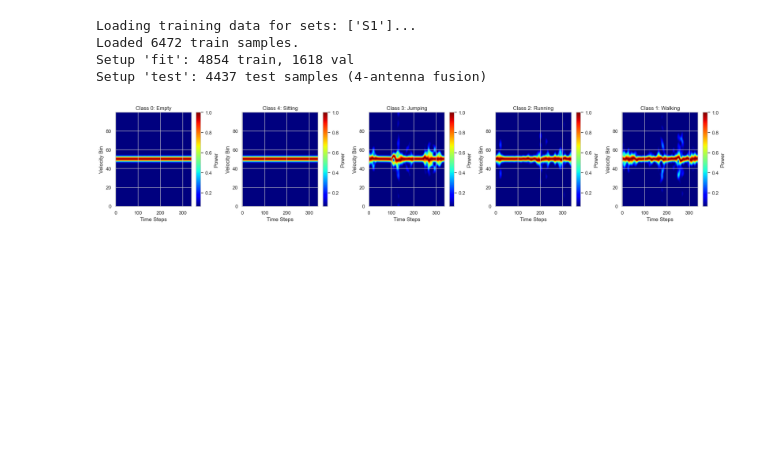
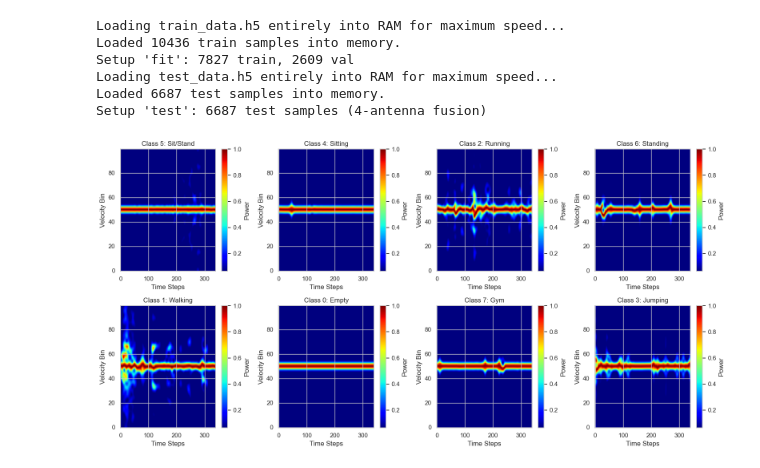
Before and after one commit to yexj123/deep_learning_project_school, a Jupyter notebook: project_lighting.ipynb, the cells around one changed output. Saved outputs shown, nothing was run; the diff lists cells and outputs as text; code cells hidden in the pictures; blank space fills up the shorter version.

```diff
--- a/project_lighting.ipynb
+++ b/project_lighting.ipynb
@@ -18,0 +21,4 @@ from collections import Counter
+# %%
+with h5py.File("train_data.h5", "r") as f:
+    max_label = max(f["labels"])
+    print(f"The maximum label index in your dataset is: {max_label}")
@@ -183,10 +230,11 @@ def soft_decision_fusion(logits_list):
 # %%
 class OPERAnetDataModule(L.LightningDataModule):
-    def __init__(self, root_dir, batch_size=64):
+    # Notice we don't need root_dir anymore because we use the pre-built .h5 files
+    def __init__(self, train_h5="train_data.h5", test_h5="test_data.h5", batch_size=64):
         super().__init__()
-        self.root_dir = root_dir
+        self.train_h5 = train_h5
+        self.test_h5 = test_h5
         self.batch_size = batch_size
-        # Initialize as None to catch errors early
         self.train_ds = None
         self.val_ds = None
         self.test_ds = None
@@ -194,33 +242,30 @@ class OPERAnetDataModule(L.LightningDataModule):
     def setup(self, stage=None):
         # 1. Training/Validation Stage
         if stage == "fit" or stage is None:
-            full_train_ds = SHARPTrainDataset(self.root_dir, target_sets=['S1'])
+            full_train_ds = SHARPTrainDataset(self.train_h5)
             train_size = int(0.75 * len(full_train_ds))
             val_size = len(full_train_ds) - train_size
             self.train_ds, self.val_ds = torch.utils.data.random_split(
-                full_train_ds, [train_size, val_size]
+                full_train_ds,[train_size, val_size]
             )
             print(f"Setup 'fit': {len(self.train_ds)} train, {len(self.val_ds)} val")
 
-        # 2. Testing Stage (This MUST use SHARPTestDataset for 4-antenna fusion)
+        # 2. Testing Stage
         if stage == "test" or stage is None:
-            self.test_ds = SHARPTestDataset(
-                self.root_dir,
-                target_sets=['S2', 'S3', 'S4', 'S5', 'S6', 'S7']
-            )
+            self.test_ds = SHARPTestDataset(self.test_h5)
             print(f"Setup 'test': {len(self.test_ds)} test samples (4-antenna fusion)")
 
     def train_dataloader(self):
-        return DataLoader(self.train_ds, batch_size=self.batch_size, shuffle=True, pin_memory=True)
+        # Now you can safely increase num_workers=4 or 8 for extreme speed boosts!
+        return DataLoader(self.train_ds, batch_size=self.batch_size, shuffle=True, pin_memory=True, num_workers=0)
 
     def val_dataloader(self):
-        return DataLoader(self.val_ds, batch_size=self.batch_size, shuffle=False, pin_memory=True)
+        return DataLoader(self.val_ds, batch_size=self.batch_size, shuffle=False, pin_memory=True, num_workers=0)
 
     def test_dataloader(self):
-        # If test_ds is missing, run setup manually to prevent the 'got 2' error
         if self.test_ds is None:
             self.setup(stage="test")
-        return DataLoader(self.test_ds, batch_size=self.batch_size, shuffle=False, pin_memory=True)
+        return DataLoader(self.test_ds, batch_size=self.batch_size, shuffle=False, pin_memory=True, num_workers=0)
 # %%
 class LitSHARP(L.LightningModule):
     def __init__(self, num_classes=NUM_CLASSES, lr=1e-4, dropout=0.2, weight_decay=1e-6):
@@ -572,11 +589,10 @@ Plotting metrics from: logs/sharp_experiment\version_22
 def plot_sample_activities(dataset, label_map):
     # Dynamically find the number of target classes
     num_classes = len(label_map)
-
     # Map the letters directly to their full names dynamically
     letter_to_name = {
         'E': 'Empty', 'W': 'Walking', 'R': 'Running', 'J': 'Jumping',
-        'S': 'Sitting', 'L': 'Standing', 'C': 'Sit/Stand', 'H': 'Gym'
+        'S': 'Sitting', 'C': 'Standing', 'L': 'Sit/Stand', 'H': 'Gym'
     }
 
     # Create {ID: Name} mapping using your actual label_map
@@ -593,39 +609,40 @@ def plot_sample_activities(dataset, label_map):
     # Search for one example of each class
     for i in range(len(dataset)):
         x, y = dataset[i]
         label = y.item()
 
         if label not in found_classes:
             found_classes.add(label)
             count += 1
 
             plt.subplot(rows, cols, count)
             # Remove channel dim and transpose so Time is X and Velocity is Y
             plt.imshow(x.squeeze().numpy().T, aspect='auto', origin='lower', cmap='jet')
 
             plt.title(f"Class {label}: {id_to_name[label]}")
             plt.xlabel("Time Steps")
             plt.ylabel("Velocity Bin")
             plt.colorbar(label="Power") # Added a colorbar to see the threshold!
 
             # Dynamically break when we find exactly the number of classes in the map
             if len(found_classes) == num_classes:
                 break
 
     plt.tight_layout()
     plt.show()
 
 # --- HOW TO RUN IT ---
 # Make sure to pass your current 5-class dictionary!
-CURRENT_LABEL_MAP = {'E': 0, 'W': 1, 'R': 2, 'J': 3, 'S': 4}
-
-dm = OPERAnetDataModule(root_dir="doppler_traces")
+#CURRENT_LABEL_MAP = {'E': 0, 'W': 1, 'R': 2, 'J': 3, 'S': 4}
+dm = OPERAnetDataModule()
 dm.setup()
-
+CURRENT_LABEL_MAP = {'E': 0, 'W': 1, 'R': 2, 'J': 3, 'S': 4, 'L': 5, 'C': 6, 'H': 7}
 plot_sample_activities(dm.train_ds, CURRENT_LABEL_MAP)
 # %% [output]
-Loading training data for sets: ['S1']...
-Loaded 6472 train samples.
-Setup 'fit': 4854 train, 1618 val
-Setup 'test': 4437 test samples (4-antenna fusion)
+Loading train_data.h5 entirely into RAM for maximum speed...
+Loaded 10436 train samples into memory.
+Setup 'fit': 7827 train, 2609 val
+Loading test_data.h5 entirely into RAM for maximum speed...
+Loaded 6687 test samples into memory.
+Setup 'test': 6687 test samples (4-antenna fusion)
-[figure, old version]
+[figure, new version]
```
Also changed, not shown: parts of 15 cells of this notebook, 7 other files.
